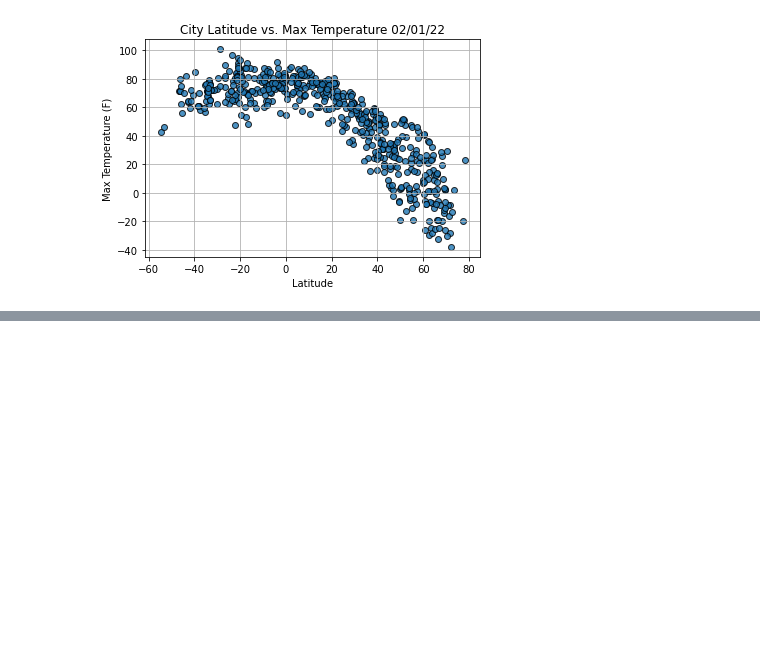
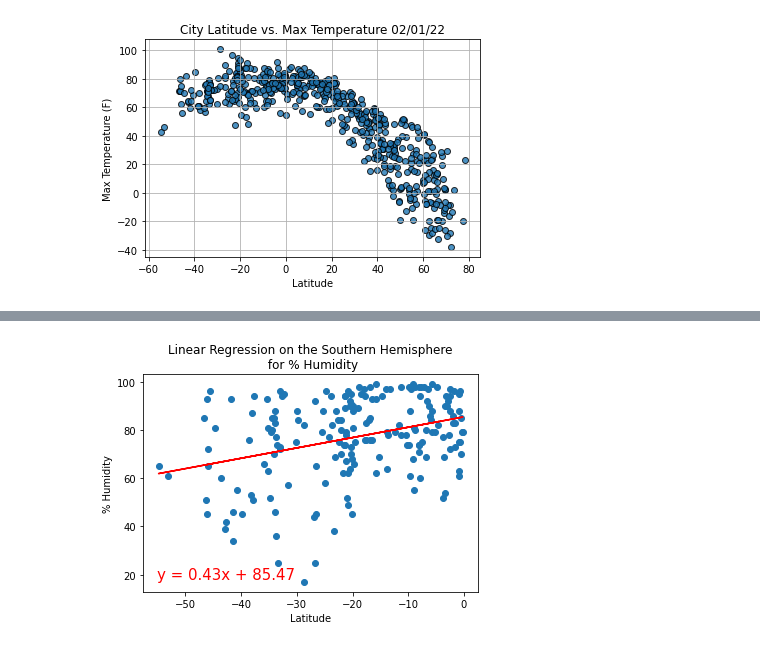
Before and after one commit to eldarias/World_Weather_Analysis, a Jupyter notebook: WeatherPy.ipynb, the cells around one changed output, grey strips where cells are left out. Saved outputs shown, nothing was run; the diff lists cells and outputs as text; code cells hidden in the pictures; blank space fills up the shorter version.

```diff
--- a/WeatherPy.ipynb
+++ b/WeatherPy.ipynb
@@ -278,0 +394,11 @@ plt.show()
+# %%
+# Perform Linear Regression on the Percent Humidity for the Southern Hemisphere
+# Linear regression on the Southern Hemisphere
+x_values = southern_hemi_df["Lat"]
+y_values = southern_hemi_df["Humidity"]
+title = "Linear Regression on the Southern Hemisphere\n for % Humidity"
+# Call the function.
+plot_linear_regression(x_values, y_values,
+                       title, '% Humidity',(-55,18))
+# %% [output]
+[figure, added]
```
Also changed, not shown: parts of 19 cells of this notebook.
